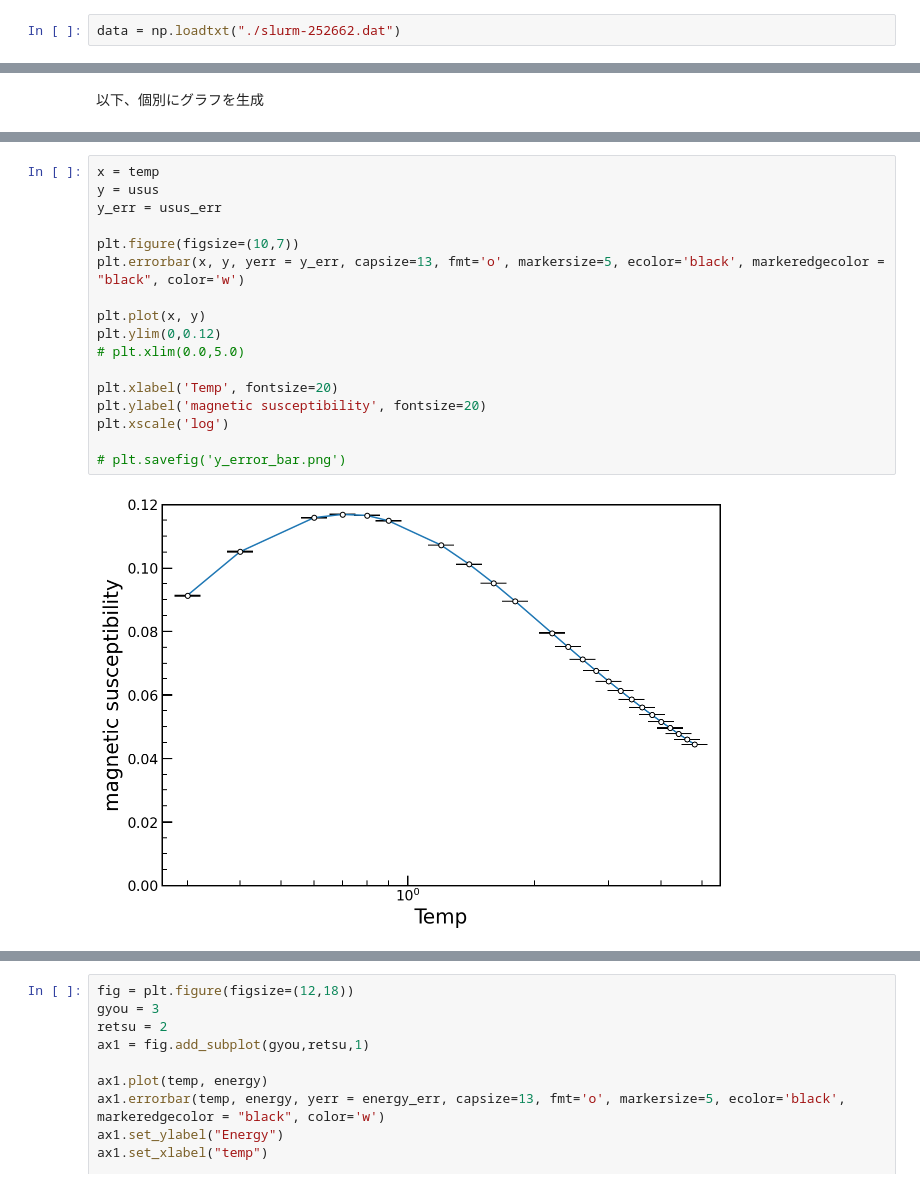
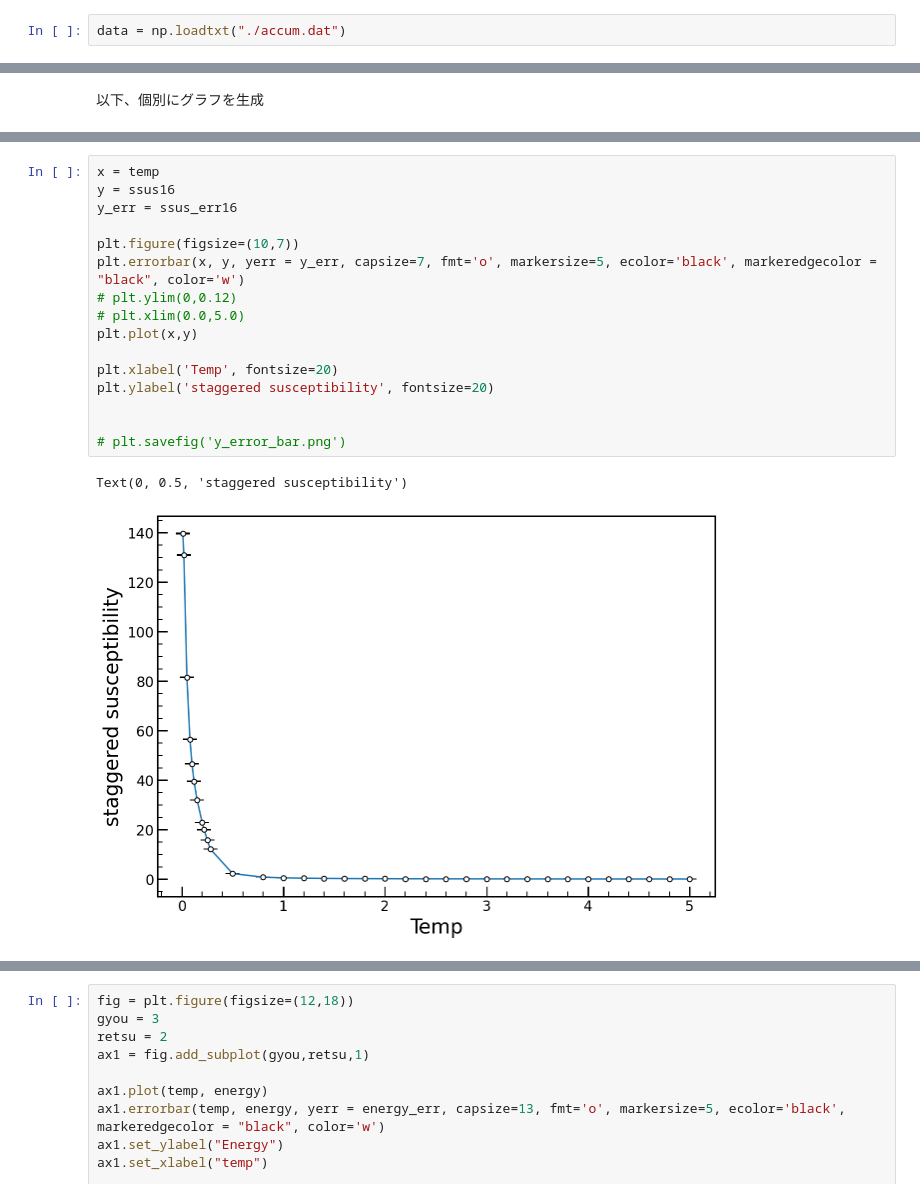
Before and after one commit to Taiga-U/bug-free-umbrella, a Jupyter notebook: makegraphs2.ipynb, the cells around one changed output, grey strips where cells are left out. Saved outputs shown, nothing was run; the diff lists cells and outputs as text.

```diff
--- a/makegraphs2.ipynb
+++ b/makegraphs2.ipynb
@@ -16,5 +16,5 @@ import matplotlib.pyplot as plt
 from scipy import optimize
 from scipy.optimize import curve_fit
 # %%
-data = np.loadtxt("./slurm-252662.dat")
+data = np.loadtxt("./accum.dat")
 # %%
@@ -166,19 +219,19 @@ Text(0, 0.5, 'Energy')
 # %%
 x = temp
-y = usus
-y_err = usus_err
+y = ssus16
+y_err = ssus_err16
 
 plt.figure(figsize=(10,7))
-plt.errorbar(x, y, yerr = y_err, capsize=13, fmt='o', markersize=5, ecolor='black', markeredgecolor = "black", color='w')
-
-plt.plot(x, y)
-plt.ylim(0,0.12)
+plt.errorbar(x, y, yerr = y_err, capsize=7, fmt='o', markersize=5, ecolor='black', markeredgecolor = "black", color='w')
+# plt.ylim(0,0.12)
 # plt.xlim(0.0,5.0)
+plt.plot(x,y)
 
 plt.xlabel('Temp', fontsize=20)
-plt.ylabel('magnetic susceptibility', fontsize=20)
-plt.xscale('log')
+plt.ylabel('staggered susceptibility', fontsize=20)
+
 
 # plt.savefig('y_error_bar.png')
 # %% [output]
+Text(0, 0.5, 'staggered susceptibility')
-[figure, old version]
+[figure, new version]
```
Also changed, not shown: parts of 13 cells of this notebook.
